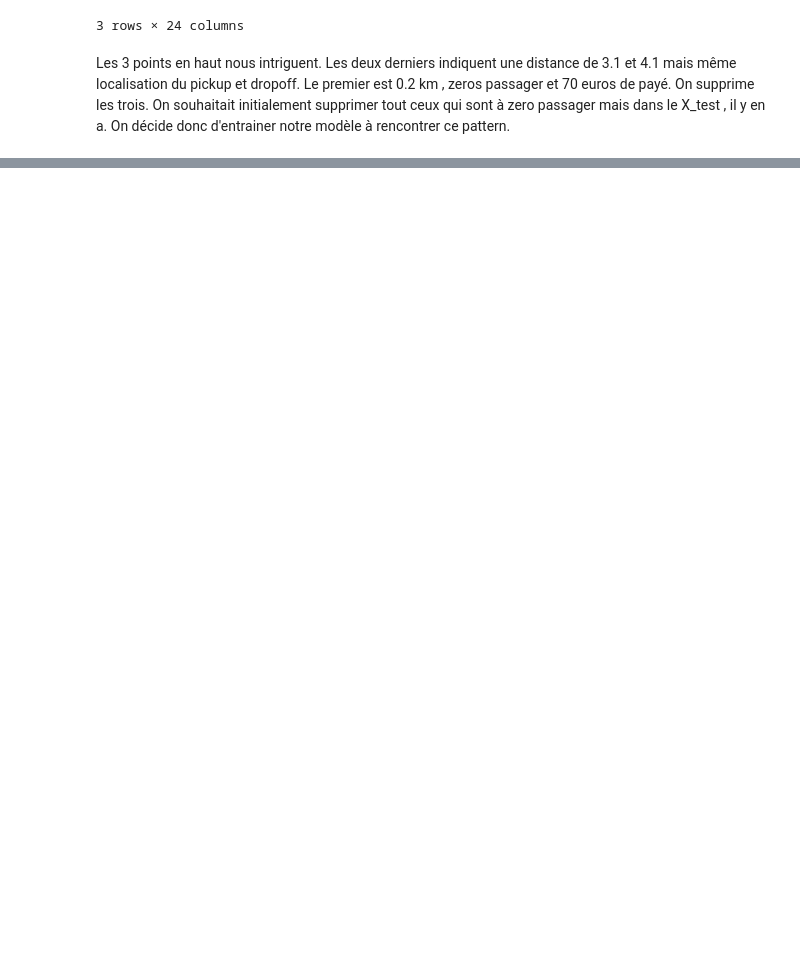
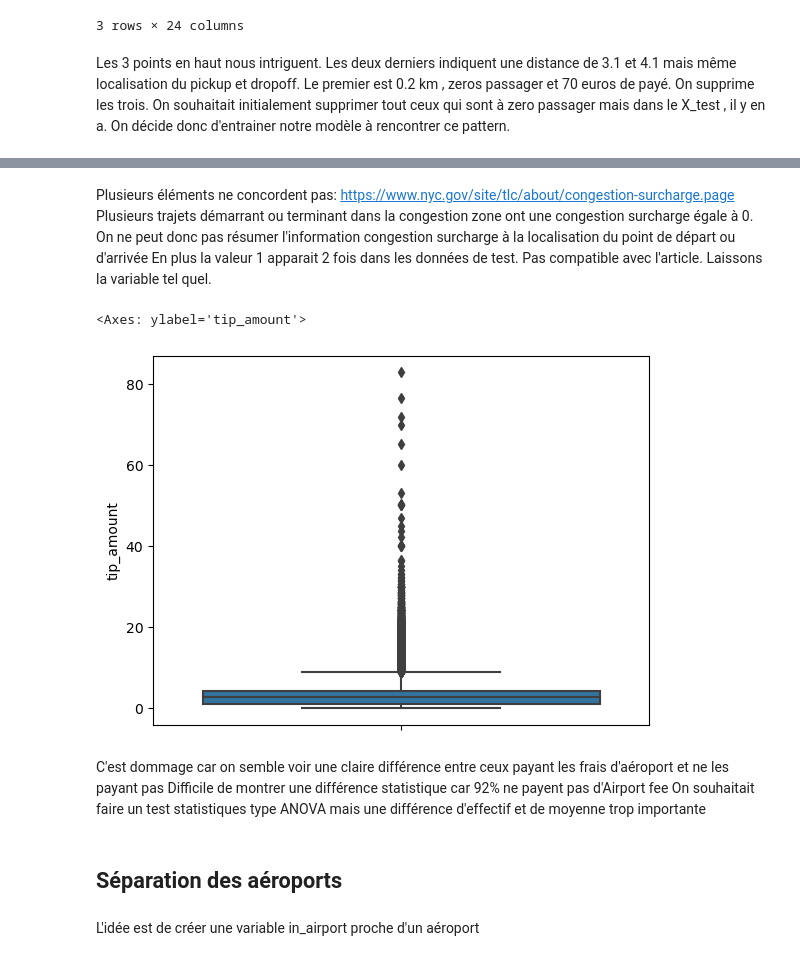
Before and after one commit to enzoben/NYC-taxis-tips, a Jupyter notebook: NYTT_data_analysis.ipynb, the cells around one changed output, grey strips where cells are left out. Drawn from its saved outputs; the diff is of its cells as text; code cells hidden in the pictures; blank space fills up the shorter version.

```diff
--- a/NYTT_data_analysis.ipynb
+++ b/NYTT_data_analysis.ipynb
@@ -548,0 +621,2 @@ train_df.drop([49526,87795,95350],axis=0,inplace=True)
+# %%
+train_df.drop(columns=['VendorID'],inplace=True)
@@ -548,0 +814,20 @@ train_df.drop([49526,87795,95350],axis=0,inplace=True)
+# %% [markdown]
+Plusieurs éléments ne concordent pas:
+https://www.nyc.gov/site/tlc/about/congestion-surcharge.page
+Plusieurs trajets démarrant ou terminant dans la congestion zone ont une congestion surcharge égale à 0.
+On ne peut donc pas résumer l'information congestion surcharge à la localisation du point de départ ou d'arrivée
+En plus la valeur 1 apparait 2 fois  dans les données de test. Pas compatible avec l'article.
+Laissons la variable tel quel.
+# %%
+sns.boxplot(y='tip_amount', data=train_df, hue='Airport_fee')
+# %% [output]
+<Axes: ylabel='tip_amount'>
+[figure, added]
+# %% [markdown]
+C'est dommage car on semble voir une claire différence entre ceux payant les frais d'aéroport et ne les payant pas
+Difficile de montrer une différence statistique car 92% ne payent pas d'Airport fee
+On souhaitait faire un test statistiques type ANOVA mais une différence d'effectif et de moyenne trop importante
+# %% [markdown]
+## Séparation des aéroports
+# %% [markdown]
+L'idée est de créer une variable in_airport proche d'un aéroport
```
Also changed, not shown: parts of 50 cells of this notebook.
